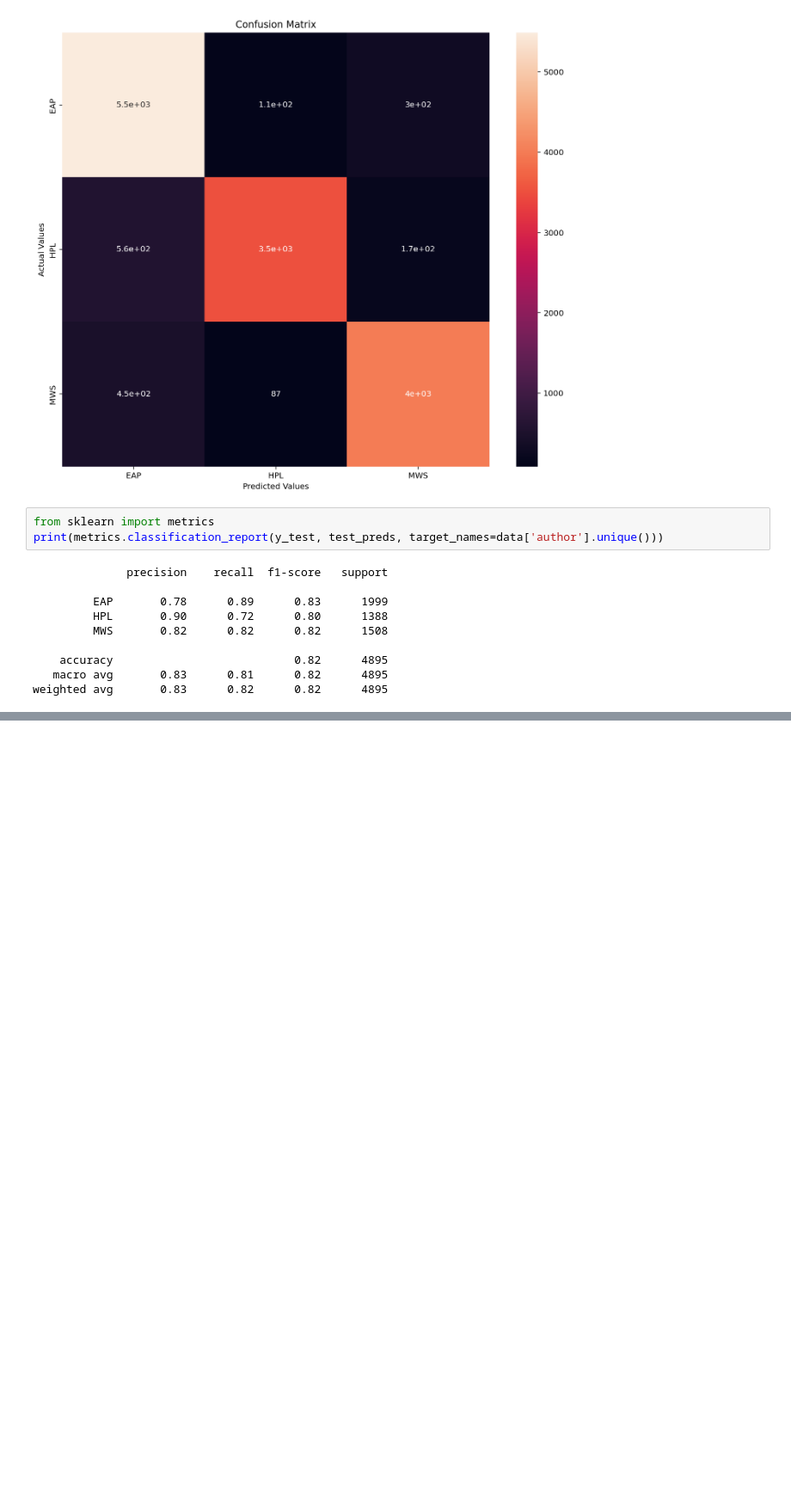
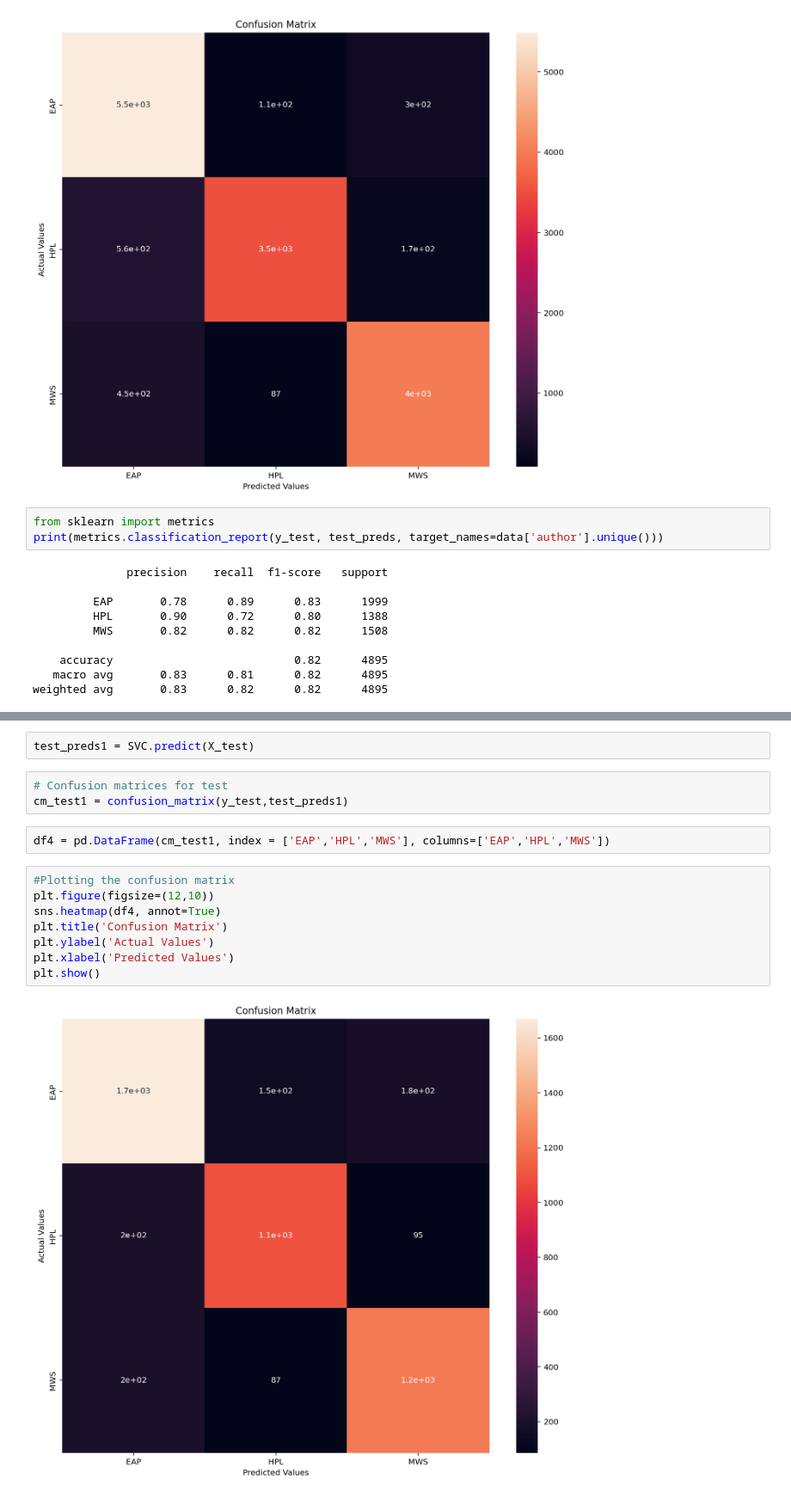
Before and after one commit to AnnayanB/DataScienceCapstoneProjects, a Jupyter notebook: NLP_TextAnalytics.ipynb, the cells around one changed output, grey strips where cells are left out. Shown: that part at 86% size. Drawn from its saved outputs; the diff is of its cells as text; blank space fills up the shorter version.

```diff
--- a/NLP_TextAnalytics.ipynb
+++ b/NLP_TextAnalytics.ipynb
@@ -565,0 +590,17 @@ weighted avg       0.83      0.82      0.82      4895
+# %%
+test_preds1 = SVC.predict(X_test)
+# %%
+# Confusion matrices for test
+cm_test1 = confusion_matrix(y_test,test_preds1)
+# %%
+df4 = pd.DataFrame(cm_test1, index = ['EAP','HPL','MWS'], columns=['EAP','HPL','MWS'])
+# %%
+#Plotting the confusion matrix
+plt.figure(figsize=(12,10))
+sns.heatmap(df4, annot=True)
+plt.title('Confusion Matrix')
+plt.ylabel('Actual Values')
+plt.xlabel('Predicted Values')
+plt.show()
+# %% [output]
+[figure, added]
```
Also changed, not shown: parts of 11 cells of this notebook.
